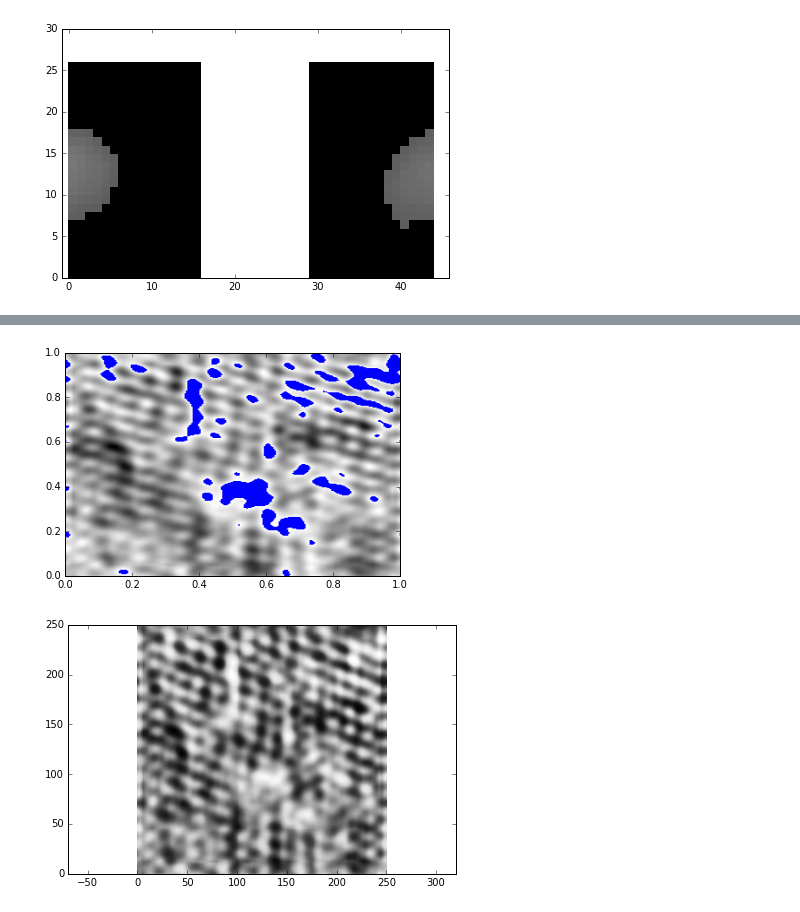
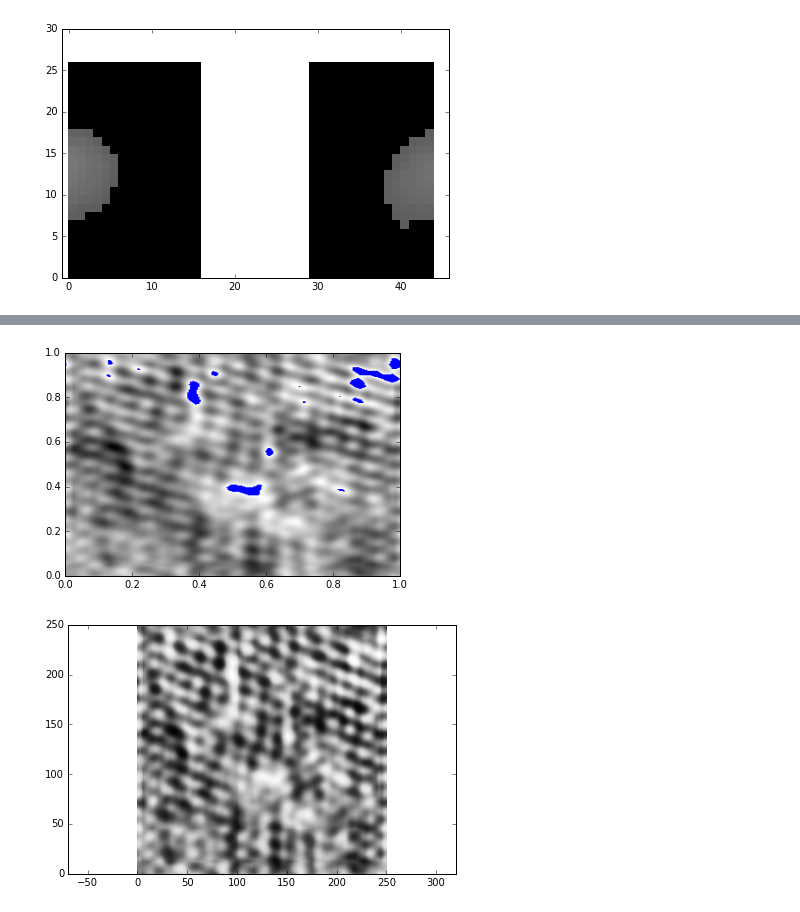
Before and after one commit to huskeypm/sparkdetection, a Jupyter notebook: roc/Real_ROC.ipynb, the cells around one changed output, grey strips where cells are left out. Saved outputs shown, nothing was run; the diff lists cells and outputs as text; code cells hidden in the pictures.

```diff
--- a/roc/Real_ROC.ipynb
+++ b/roc/Real_ROC.ipynb
@@ -300,31 +304,31 @@ myplot(fusedMatch2)
 # %%
 # Set up a colormap:
 # use copy so that we do not mutate the global colormap instance
 palette = copy(plt.cm.gray)
 #palette.set_over('r', 1.0)
 #palette.set_under('g', 1.0)
 palette.set_bad('b', 1.0)
-threshold = 12
+threshold = 20
 
 Zm = np.ma.masked_where(fusedMatch2 > threshold, fusedMatch2)
 
 # By setting vmin and vmax in the norm, we establish the
 # range to which the regular palette color scale is applied.
 # Anything above that range is colored based on palette.set_over, etc.
 
 # set up the axes
 fig, ax1 = plt.subplots()
 # plot using 'continuous' color map
 im = ax1.imshow(Zm, interpolation='bilinear',
                 cmap=palette,
                 #norm=colors.Normalize(vmin=-1.0, vmax=1.0),
                 aspect='auto',
                 origin='lower',
                 extent=[0, 1, 0, 1])
 plt.savefig('WIP.png')
 #cbar = fig.colorbar(im, extend='both', shrink=0.9, ax=ax1)
 # %% [output]
-[figure, old version]
+[figure, new version]
 # %%
 # will not run until fused has run
 # should clahe the above imaege to smooth out the outlying brightness in the top right
```
Also changed, not shown: parts of 23 cells of this notebook, 1 other file.
